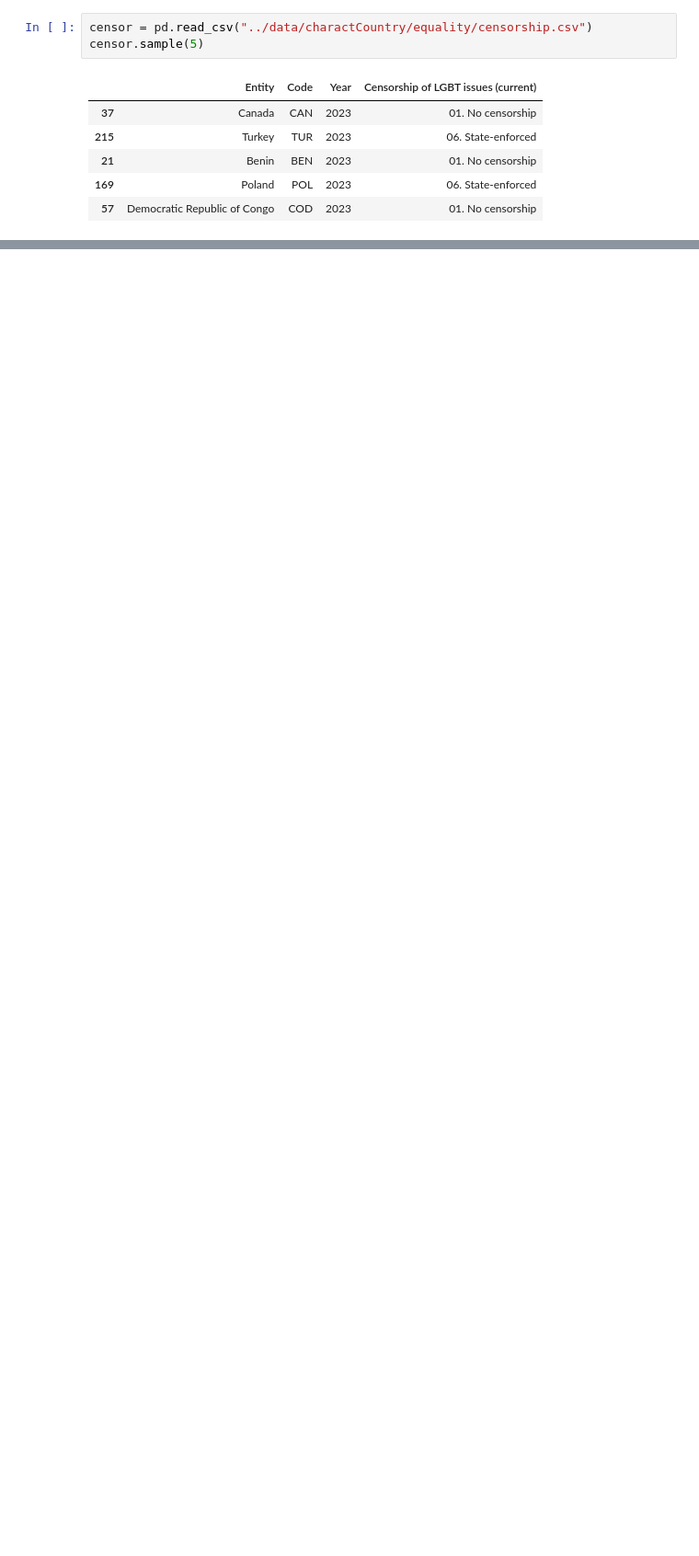
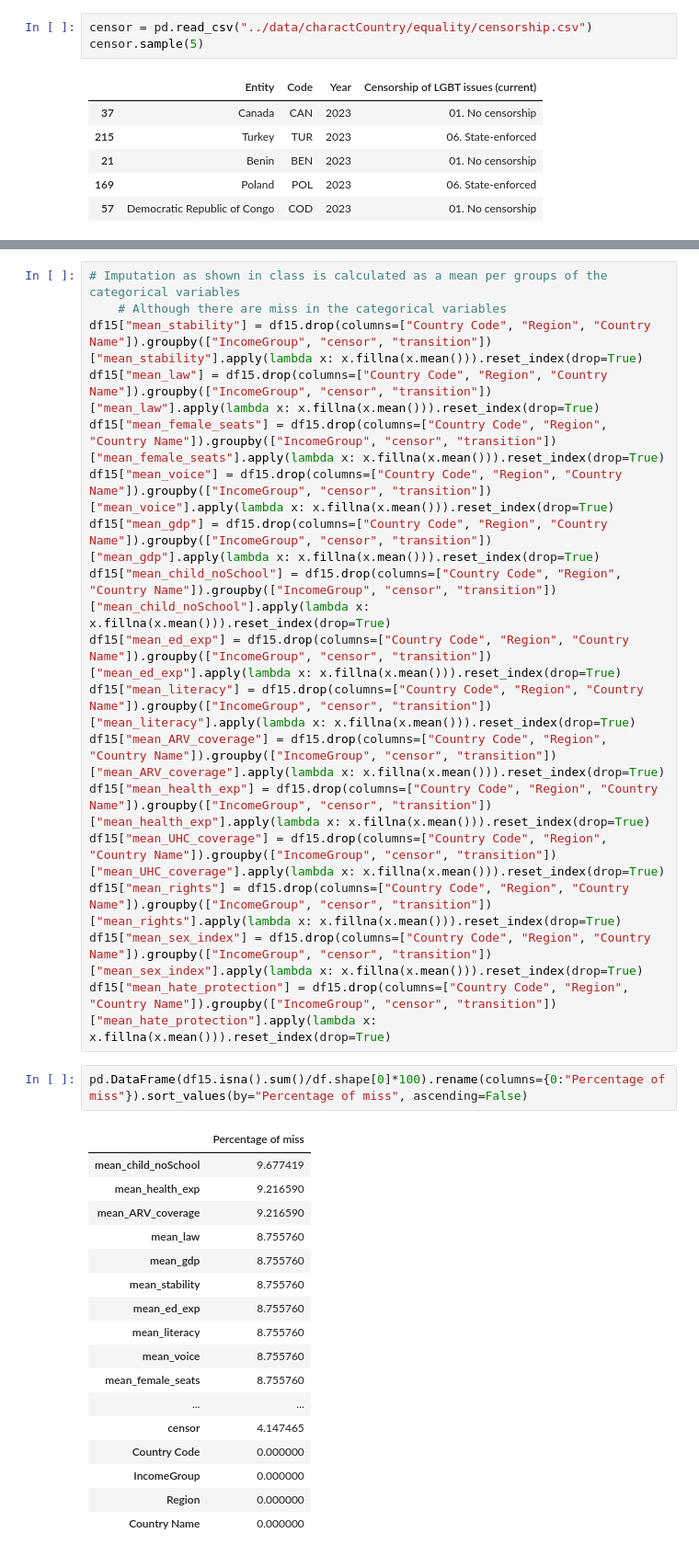
Before and after one commit to MartaGDC/Queering-the-map, a Jupyter notebook: notebooks/3. Country characteristics.ipynb, the cells around one changed output, grey strips where cells are left out. Shown at 92% size. Drawn from its saved outputs; the diff is of its cells as text; blank space fills up the shorter version.

```diff
--- a/notebooks/3. Country characteristics.ipynb
+++ b/notebooks/3. Country characteristics.ipynb
@@ -1323,0 +1366,37 @@ df15.to_csv("../data/charactCountry/country_features.csv")
+# %%
+# Imputation as shown in class is calculated as a mean per groups of the categorical variables
+    # Although there are miss in the categorical variables
+df15["mean_stability"] = df15.drop(columns=["Country Code", "Region", "Country Name"]).groupby(["IncomeGroup", "censor", "transition"])["mean_stability"].apply(lambda x: x.fillna(x.mean())).reset_index(drop=True)
+df15["mean_law"] = df15.drop(columns=["Country Code", "Region", "Country Name"]).groupby(["IncomeGroup", "censor", "transition"])["mean_law"].apply(lambda x: x.fillna(x.mean())).reset_index(drop=True)
+df15["mean_female_seats"] = df15.drop(columns=["Country Code", "Region", "Country Name"]).groupby(["IncomeGroup", "censor", "transition"])["mean_female_seats"].apply(lambda x: x.fillna(x.mean())).reset_index(drop=True)
+df15["mean_voice"] = df15.drop(columns=["Country Code", "Region", "Country Name"]).groupby(["IncomeGroup", "censor", "transition"])["mean_voice"].apply(lambda x: x.fillna(x.mean())).reset_index(drop=True)
+df15["mean_gdp"] = df15.drop(columns=["Country Code", "Region", "Country Name"]).groupby(["IncomeGroup", "censor", "transition"])["mean_gdp"].apply(lambda x: x.fillna(x.mean())).reset_index(drop=True)
+df15["mean_child_noSchool"] = df15.drop(columns=["Country Code", "Region", "Country Name"]).groupby(["IncomeGroup", "censor", "transition"])["mean_child_noSchool"].apply(lambda x: x.fillna(x.mean())).reset_index(drop=True)
+df15["mean_ed_exp"] = df15.drop(columns=["Country Code", "Region", "Country Name"]).groupby(["IncomeGroup", "censor", "transition"])["mean_ed_exp"].apply(lambda x: x.fillna(x.mean())).reset_index(drop=True)
+df15["mean_literacy"] = df15.drop(columns=["Country Code", "Region", "Country Name"]).groupby(["IncomeGroup", "censor", "transition"])["mean_literacy"].apply(lambda x: x.fillna(x.mean())).reset_index(drop=True)
+df15["mean_ARV_coverage"] = df15.drop(columns=["Country Code", "Region", "Country Name"]).groupby(["IncomeGroup", "censor", "transition"])["mean_ARV_coverage"].apply(lambda x: x.fillna(x.mean())).reset_index(drop=True)
+df15["mean_health_exp"] = df15.drop(columns=["Country Code", "Region", "Country Name"]).groupby(["IncomeGroup", "censor", "transition"])["mean_health_exp"].apply(lambda x: x.fillna(x.mean())).reset_index(drop=True)
+df15["mean_UHC_coverage"] = df15.drop(columns=["Country Code", "Region", "Country Name"]).groupby(["IncomeGroup", "censor", "transition"])["mean_UHC_coverage"].apply(lambda x: x.fillna(x.mean())).reset_index(drop=True)
+df15["mean_rights"] = df15.drop(columns=["Country Code", "Region", "Country Name"]).groupby(["IncomeGroup", "censor", "transition"])["mean_rights"].apply(lambda x: x.fillna(x.mean())).reset_index(drop=True)
+df15["mean_sex_index"] = df15.drop(columns=["Country Code", "Region", "Country Name"]).groupby(["IncomeGroup", "censor", "transition"])["mean_sex_index"].apply(lambda x: x.fillna(x.mean())).reset_index(drop=True)
+df15["mean_hate_protection"] = df15.drop(columns=["Country Code", "Region", "Country Name"]).groupby(["IncomeGroup", "censor", "transition"])["mean_hate_protection"].apply(lambda x: x.fillna(x.mean())).reset_index(drop=True)
+# %%
+pd.DataFrame(df15.isna().sum()/df.shape[0]*100).rename(columns={0:"Percentage of miss"}).sort_values(by="Percentage of miss", ascending=False)
+# %% [output]
+|  | Percentage of miss |
+| mean_child_noSchool | 9.677419 |
+| mean_health_exp | 9.216590 |
+| mean_ARV_coverage | 9.216590 |
+| mean_law | 8.755760 |
+| mean_gdp | 8.755760 |
+| mean_stability | 8.755760 |
+| mean_ed_exp | 8.755760 |
+| mean_literacy | 8.755760 |
+| mean_voice | 8.755760 |
+| mean_female_seats | 8.755760 |
+| ... | ... |
+| censor | 4.147465 |
+| Country Code | 0.000000 |
+| IncomeGroup | 0.000000 |
+| Region | 0.000000 |
+| Country Name | 0.000000 |
```
Also changed, not shown: parts of 91 cells of this notebook, 9 other files.
